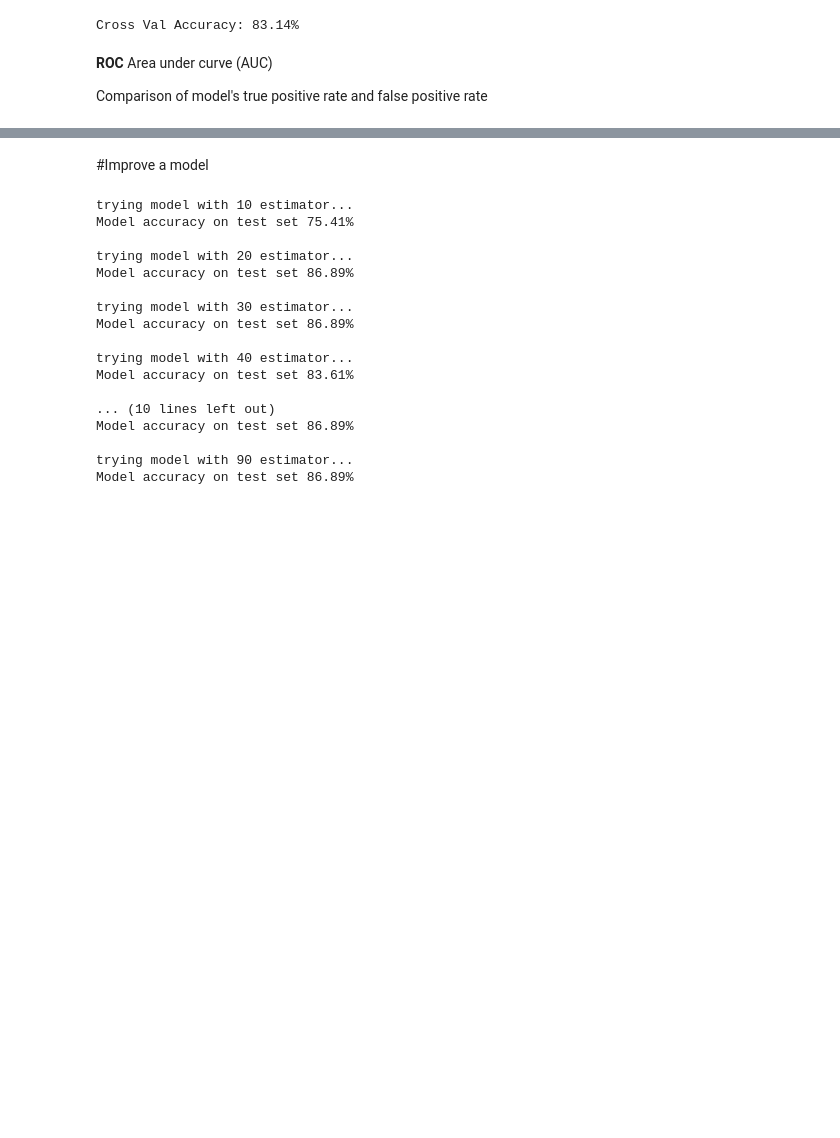
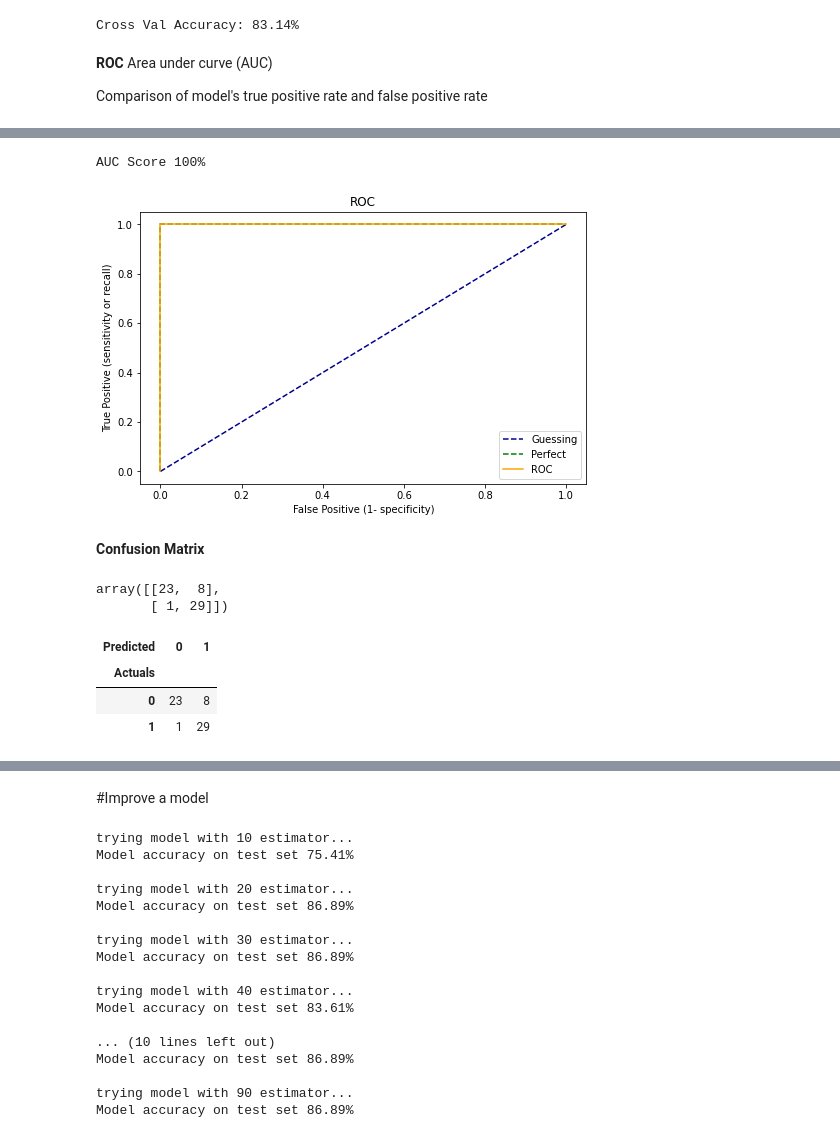
Before and after one commit to ras783/ML_Projects, a Jupyter notebook: Heart Disease/Heart Disease.ipynb, the cells around one changed output, grey strips where cells are left out. Saved outputs shown, nothing was run; the diff lists cells and outputs as text; code cells hidden in the pictures; blank space fills up the shorter version.

```diff
--- a/Heart Disease/Heart Disease.ipynb
+++ b/Heart Disease/Heart Disease.ipynb
@@ -139,2 +159,26 @@ plot_roc_curve(fpr,tpr)
+# %%
+#perfect model
+fpr, tpr, thresholds = roc_curve(y_test,y_test)
+plot_roc_curve(fpr,tpr)
+
+print(f"AUC Score {roc_auc_score(y_test,y_test):.0%}")
+# %% [output]
+AUC Score 100%
+[figure, added]
 # %%
 from sklearn.metrics import classification_report, confusion_matrix, accuracy_score
+# %% [markdown]
+**Confusion Matrix**
+# %%
+confusion_matrix(y_test,y_preds)
+# %% [output]
+array([[23,  8],
+       [ 1, 29]])
+# %%
+
+pd.crosstab(y_test,y_preds,rownames=['Actuals'],colnames=['Predicted'])
+# %% [output]
+| Predicted | 0 | 1 |
+| Actuals |  |  |
+| 0 | 23 | 8 |
+| 1 | 1 | 29 |
```
Also changed, not shown: parts of 12 cells of this notebook.
